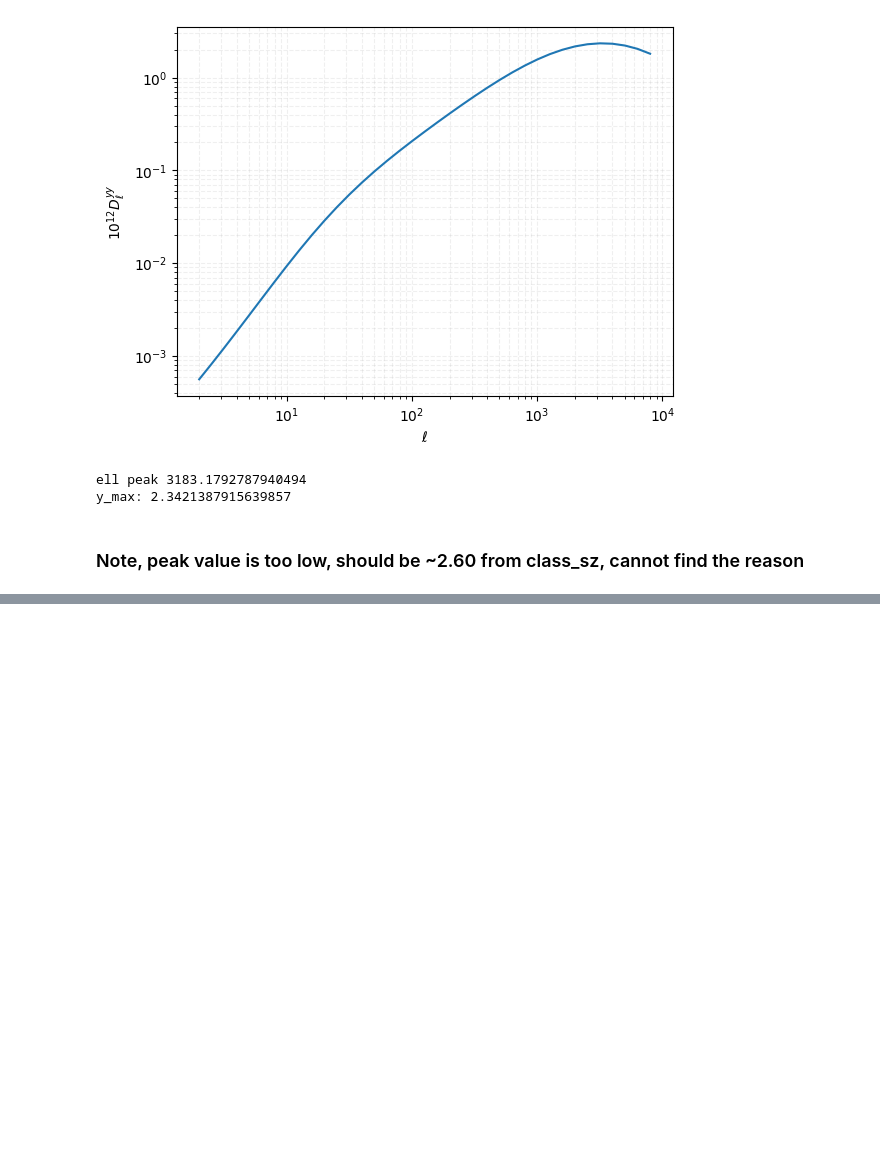
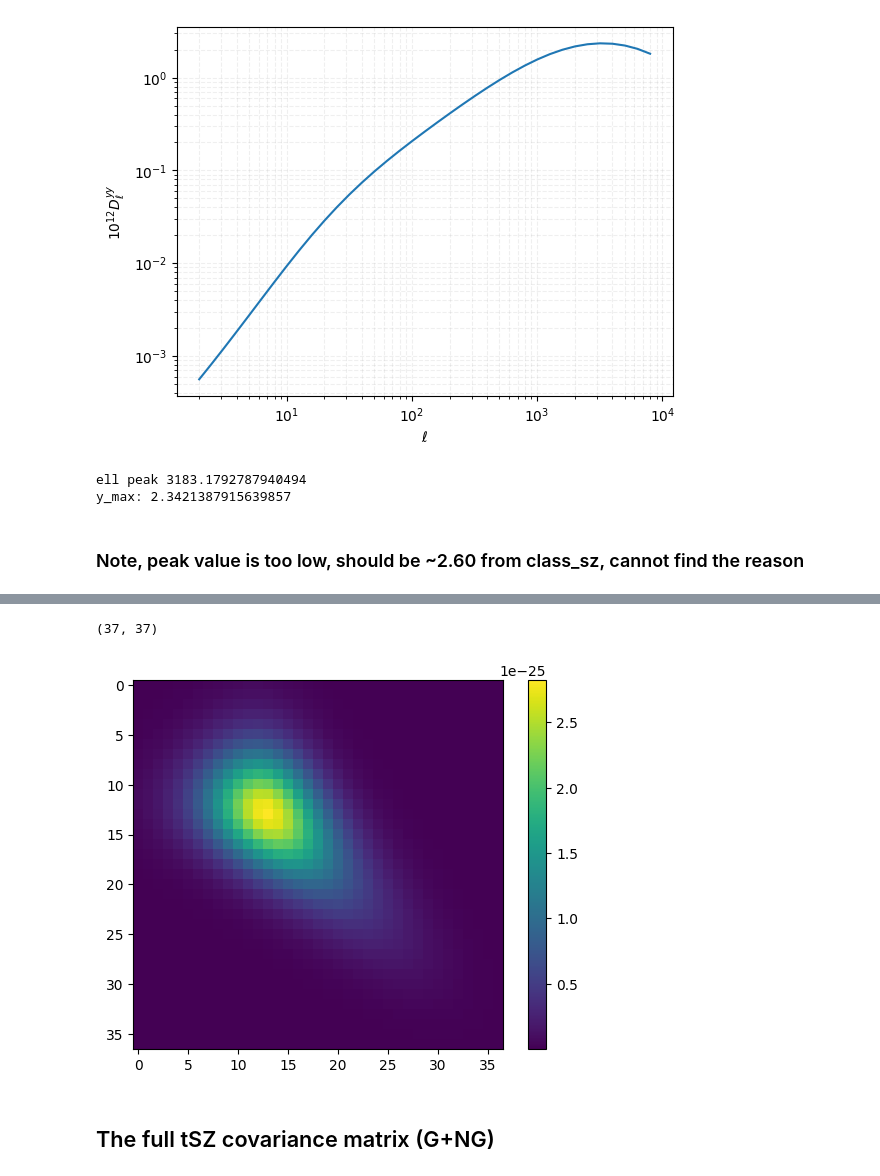
Before and after one commit to CLASS-SZ/notebooks, a Jupyter notebook: class_sz_cl_yy_fast.ipynb, the cells around one changed output, grey strips where cells are left out. Saved outputs shown, nothing was run; the diff lists cells and outputs as text; code cells hidden in the pictures; blank space fills up the shorter version.

```diff
--- a/class_sz_cl_yy_fast.ipynb
+++ b/class_sz_cl_yy_fast.ipynb
@@ -754,0 +833,9 @@ Wall time: 950 ms
+# %%
+plt.imshow(scaled_T_ell_ellprime)
+plt.colorbar()
+scaled_T_ell_ellprime.shape
+# %% [output]
+(37, 37)
+[figure, added]
+# %% [markdown]
+## The full tSZ covariance matrix (G+NG)
```
Also changed, not shown: parts of 18 cells of this notebook.
